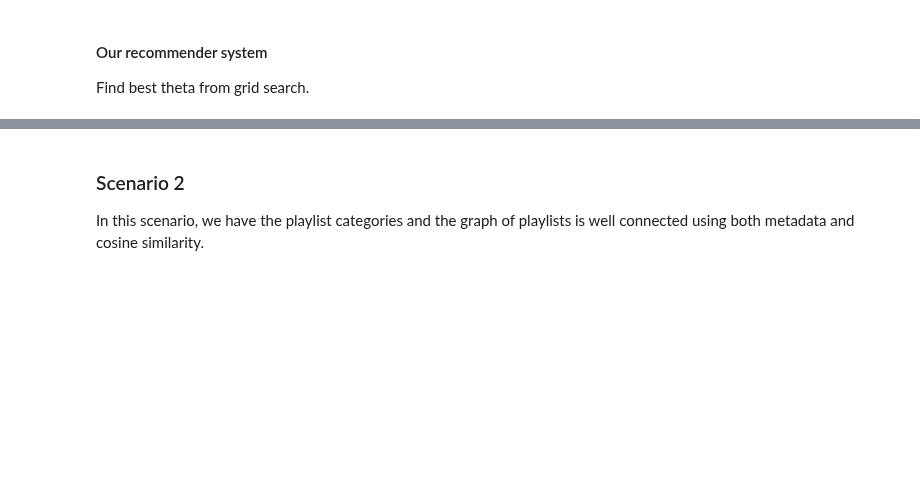
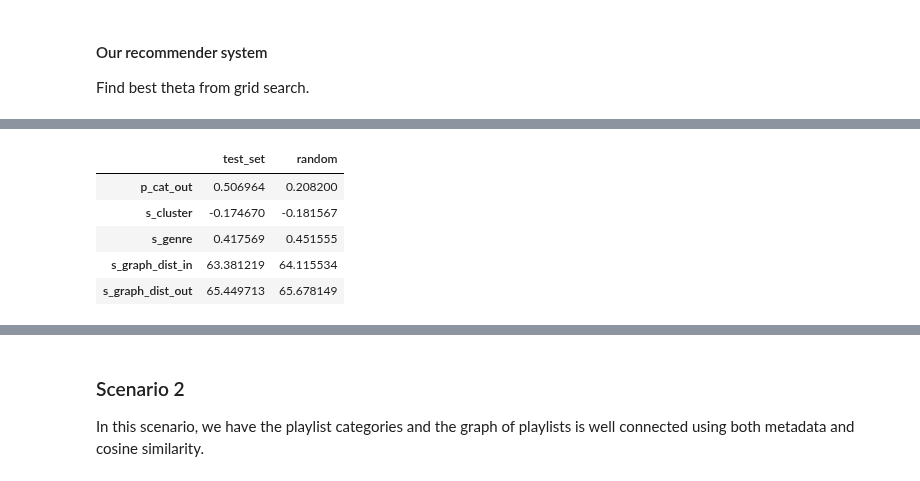
Before and after one commit to kikohs/recog, a Jupyter notebook: notebook/Rec sys.ipynb, the cells around one changed output, grey strips where cells are left out. Saved outputs shown, nothing was run; the diff lists cells and outputs as text; code cells hidden in the pictures; blank space fills up the shorter version.

```diff
--- a/notebook/Rec sys.ipynb
+++ b/notebook/Rec sys.ipynb
@@ -539,0 +631,2 @@ results_exp1_s1
+# %%
+exp1_s1_results = run_validation(data_path, exp1_s1_d['a'], exp1_s1_d['b'], with_sampled_playlists=False)
@@ -539,0 +635,9 @@ results_exp1_s1
+# %%
+exp1_s1_results
+# %% [output]
+|  | test_set | random |
+| p_cat_out | 0.506964 | 0.208200 |
+| s_cluster | -0.174670 | -0.181567 |
+| s_genre | 0.417569 | 0.451555 |
+| s_graph_dist_in | 63.381219 | 64.115534 |
+| s_graph_dist_out | 65.449713 | 65.678149 |
```
Also changed, not shown: parts of 21 cells of this notebook, 1 other file.
